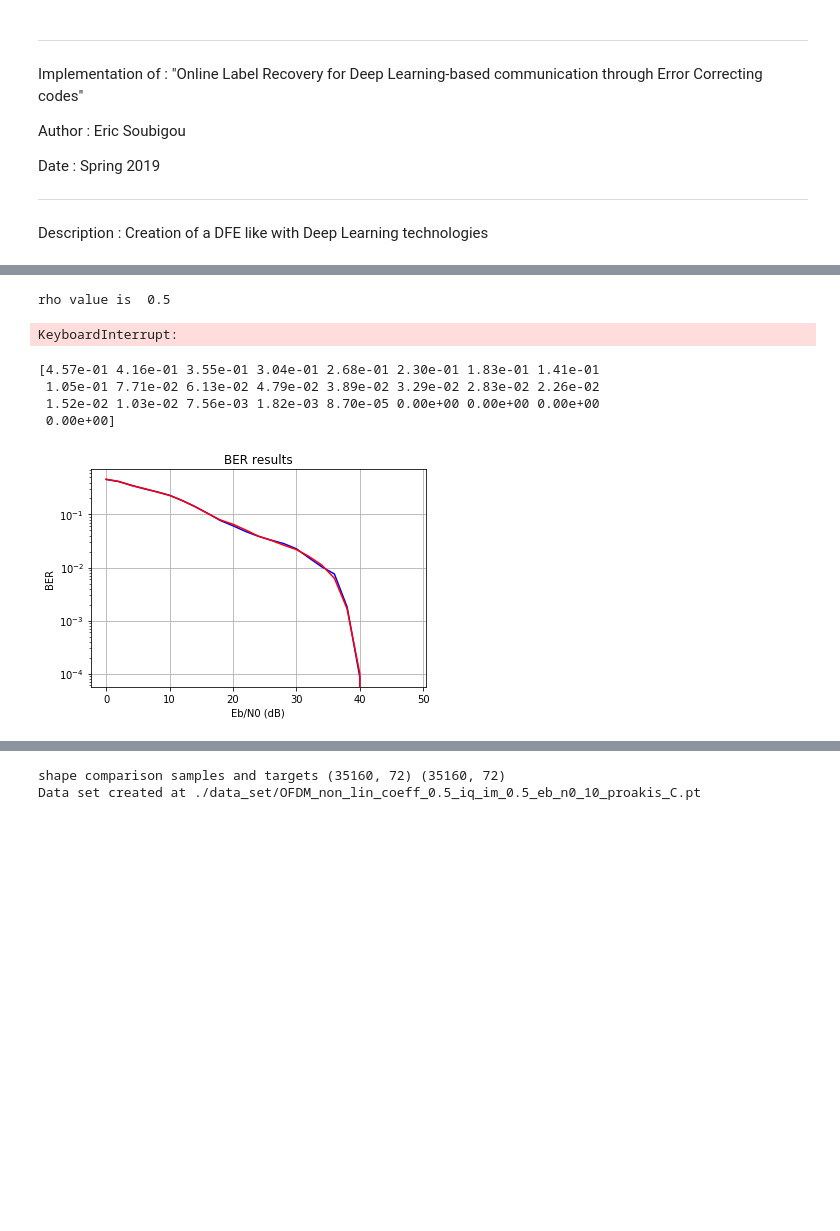
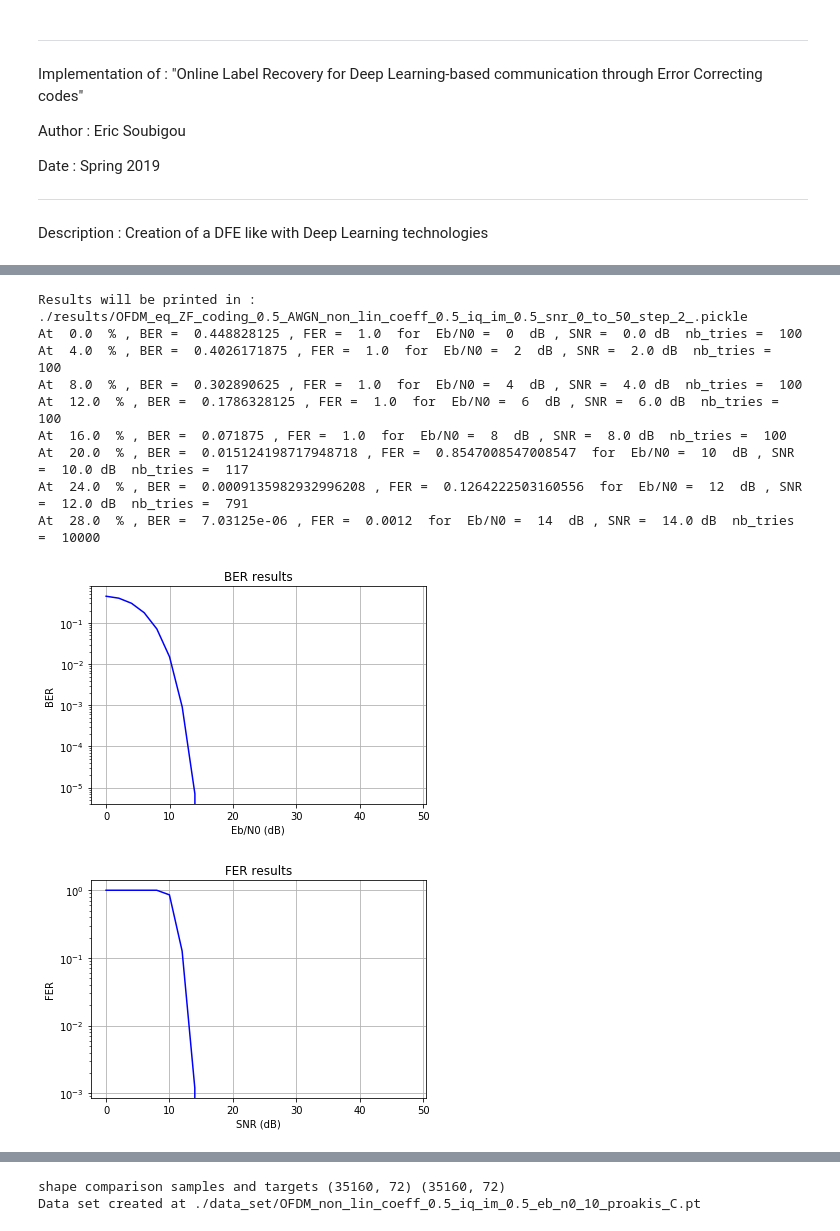
Before and after one commit to EricSoubigou/Deep-Net-Pre-Equalizer, a Jupyter notebook: online_label_recovery.ipynb, the cells around one changed output, grey strips where cells are left out. Drawn from its saved outputs; the diff is of its cells as text; code cells hidden in the pictures; blank space fills up the shorter version.

```diff
--- a/online_label_recovery.ipynb
+++ b/online_label_recovery.ipynb
@@ -78,62 +81,50 @@ else:
 # Launch simulation
 from MonteCarlo import *
 
 simulation_param_dict = {
     "m_c_parameters": {
         "min_error_frame": 100,
-        "targeted_fer": 5e-3,
+        "targeted_fer": 1e-2,
         "step_db": 2,
         "min_eb_n0": 0,
         "max_eb_n0": 50,
     },
     "channel_parameters": {
-        "non_lin_coeff": 0,
-        "iq_imbalance": None,
-        "channel_taps": np.array([1, 2, 3, 2, 1]),
+        "channel_type": "AWGN",
+        "non_lin_coeff": 0.5,
+        "iq_imbalance": 0.5,
+        "channel_taps": np.array([1]),
     },
     "frame_length": 256,
     "modulation": {
         "modulation_order": 4,
         "nb_carriers": 64,
         "cp_length": 8,
         "off_carrier": 0,
     },
     "equalizer": "ZF",
     "channel_coding": {
         "mem_size": np.array([2]),
         "g_matrix": np.array([[0o5, 0o7]]),
         "rho": 1 / 2,  #  Coding rate
     },
+    "pre_equalizer": {
+        "model_path": None,
+        "feed_back_freq": 0,
+    }
 }
 
 # Launch the simulation
 monte_carlo_simulation(simulation_param_dict)
 # %% [output]
-rho value is  0.5
+Results will be printed in :  ./results/OFDM_eq_ZF_coding_0.5_AWGN_non_lin_coeff_0.5_iq_im_0.5_snr_0_to_50_step_2_.pickle
+At  0.0  % , BER =  0.448828125 , FER =  1.0  for  Eb/N0 =  0  dB , SNR =  0.0 dB  nb_tries =  100
+At  4.0  % , BER =  0.4026171875 , FER =  1.0  for  Eb/N0 =  2  dB , SNR =  2.0 dB  nb_tries =  100
+At  8.0  % , BER =  0.302890625 , FER =  1.0  for  Eb/N0 =  4  dB , SNR =  4.0 dB  nb_tries =  100
+At  12.0  % , BER =  0.1786328125 , FER =  1.0  for  Eb/N0 =  6  dB , SNR =  6.0 dB  nb_tries =  100
+At  16.0  % , BER =  0.071875 , FER =  1.0  for  Eb/N0 =  8  dB , SNR =  8.0 dB  nb_tries =  100
+At  20.0  % , BER =  0.015124198717948718 , FER =  0.8547008547008547  for  Eb/N0 =  10  dB , SNR =  10.0 dB  nb_tries =  117
+At  24.0  % , BER =  0.0009135982932996208 , FER =  0.1264222503160556  for  Eb/N0 =  12  dB , SNR =  12.0 dB  nb_tries =  791
+At  28.0  % , BER =  7.03125e-06 , FER =  0.0012  for  Eb/N0 =  14  dB , SNR =  14.0 dB  nb_tries =  10000
-KeyboardInterrupt:
+[figure, added]
+[figure, added]
-# %%
-# Print of performances
-from Utils import *
-
-
-res = load_results("./results/OFDM_eq_MMSE_coding_1_non_lin_coeff_0_iq_im_None_snr_0_to_50_step_2.pickle");
-#OFDM_eq_MMSE_non_lin_coeff_0_iq_im_None_snr_0_to_40_step_2.pickle")
-res_ZF = load_results("./results/OFDM_eq_ZF_coding_1_non_lin_coeff_0_iq_im_None_snr_0_to_50_step_2.pickle");
-#OFDM_eq_ZF_non_lin_coeff_0_iq_im_None_snr_0_to_40_step_2.pickle")
-
-print(res["results"]["ber"])
-
-plt.plot(res["results"]["eb_n0_db"], res["results"]["ber"], "b")
-plt.plot(res_ZF["results"]["eb_n0_db"], res_ZF["results"]["ber"], "r")
-plt.yscale("log")
-plt.title("BER results")
-plt.xlabel("Eb/N0 (dB)")
-plt.ylabel("BER")
-plt.grid(True)
-plt.show()
-# %% [output]
-[4.57e-01 4.16e-01 3.55e-01 3.04e-01 2.68e-01 2.30e-01 1.83e-01 1.41e-01
- 1.05e-01 7.71e-02 6.13e-02 4.79e-02 3.89e-02 3.29e-02 2.83e-02 2.26e-02
- 1.52e-02 1.03e-02 7.56e-03 1.82e-03 8.70e-05 0.00e+00 0.00e+00 0.00e+00
- 0.00e+00]
-[figure, removed]
```
Also changed, not shown: parts of 7 cells of this notebook, 2 other files.
